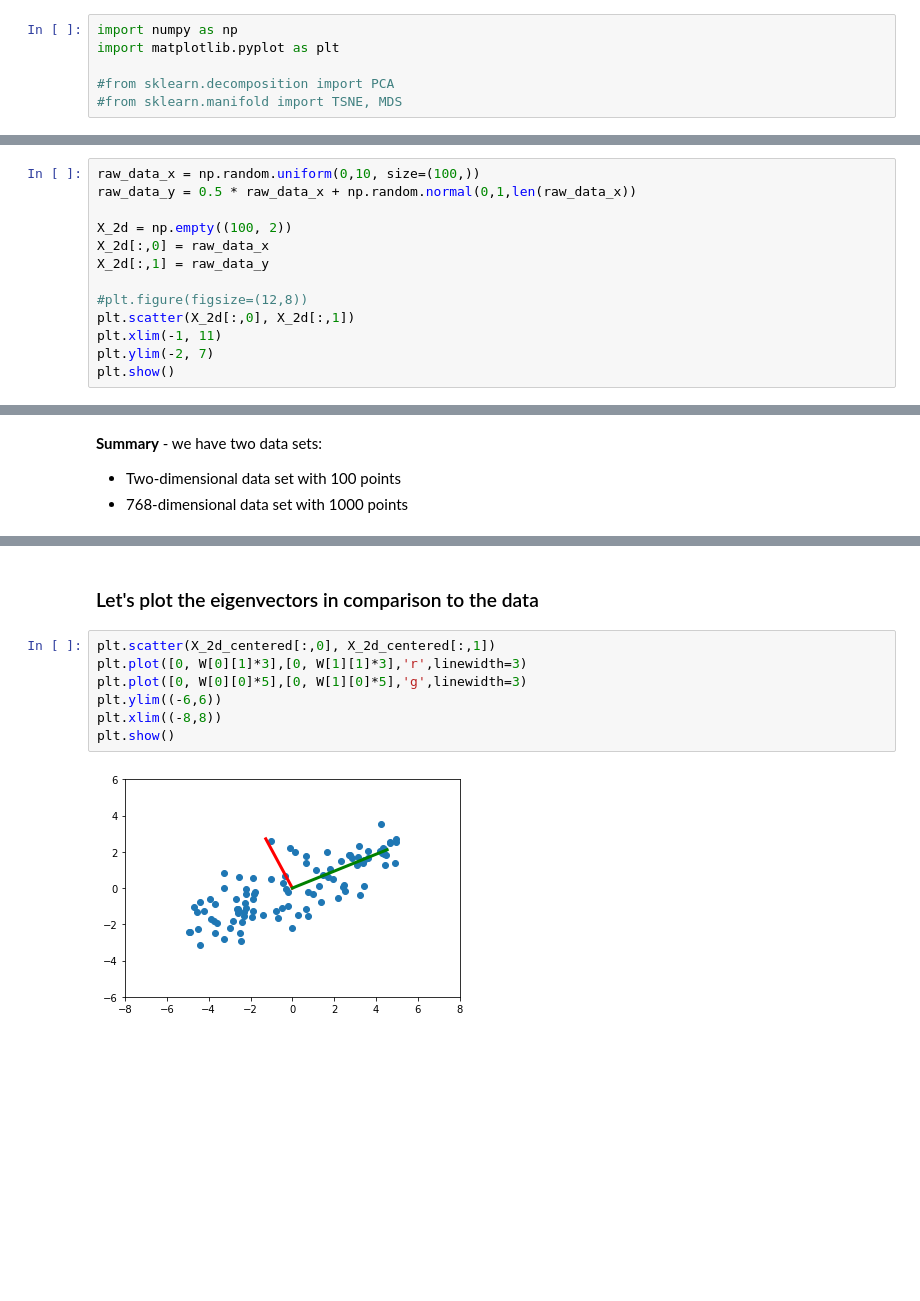
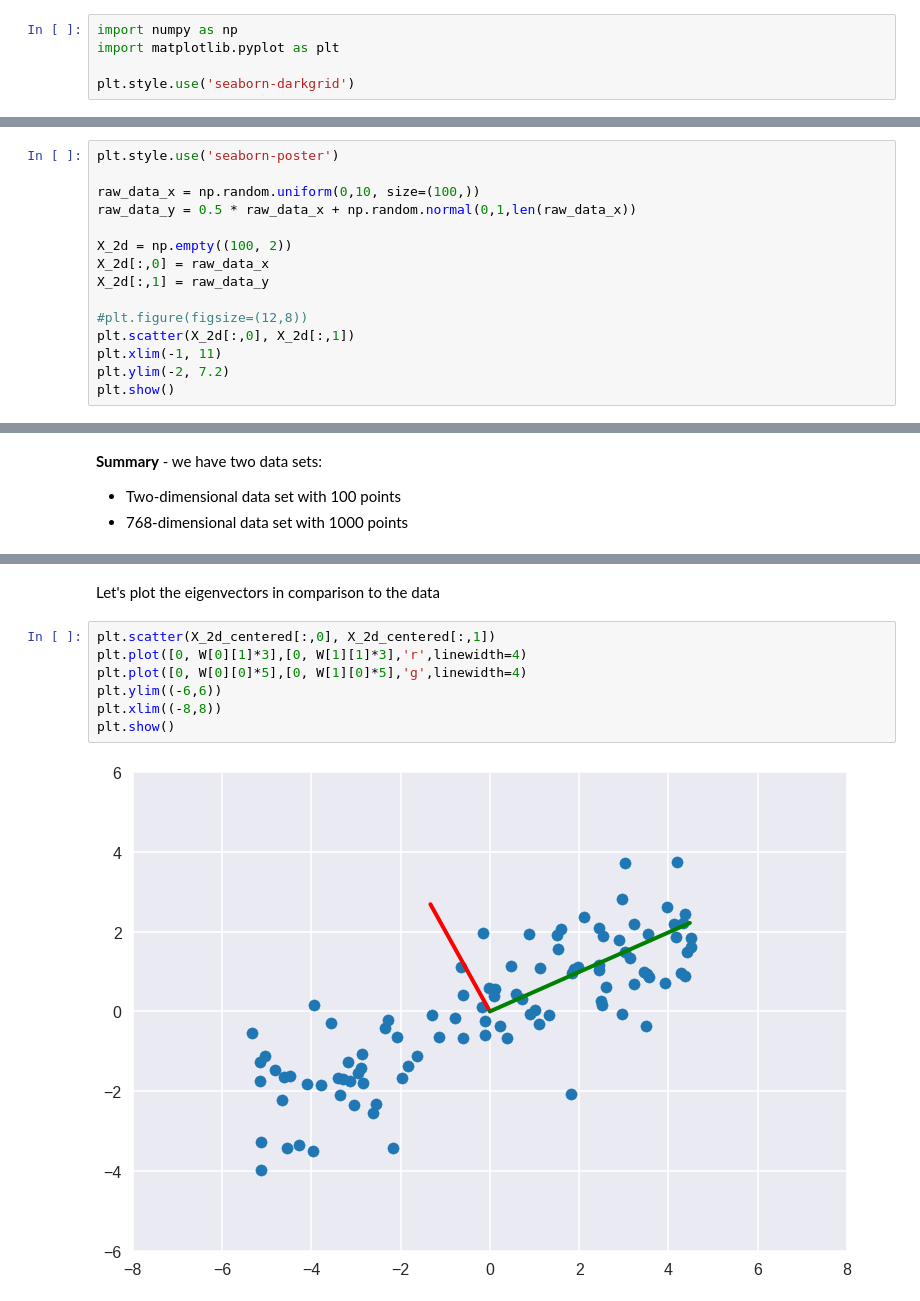
Before and after one commit to klyshko/ml_python, a Jupyter notebook: Lecture9.ipynb, the cells around one changed output, grey strips where cells are left out. Drawn from its saved outputs; the diff is of its cells as text; blank space fills up the shorter version.

```diff
--- a/Lecture9.ipynb
+++ b/Lecture9.ipynb
@@ -56,6 +55,5 @@ Setup:
 import numpy as np
 import matplotlib.pyplot as plt
 
-#from sklearn.decomposition import PCA
-#from sklearn.manifold import TSNE, MDS
+plt.style.use('seaborn-darkgrid')
 # %% [markdown]
@@ -63,4 +61,6 @@ import matplotlib.pyplot as plt
 # %%
+plt.style.use('seaborn-poster')
+
 raw_data_x = np.random.uniform(0,10, size=(100,))
 raw_data_y = 0.5 * raw_data_x + np.random.normal(0,1,len(raw_data_x))
 
@@ -71,6 +71,6 @@ X_2d[:,1] = raw_data_y
 #plt.figure(figsize=(12,8))
 plt.scatter(X_2d[:,0], X_2d[:,1])
 plt.xlim(-1, 11)
-plt.ylim(-2, 7)
+plt.ylim(-2, 7.2)
 plt.show()
 # %% [output]
@@ -193,12 +198,12 @@ Check that eigenvectors are orthogonal (<w1,w2>=0):
 # %% [markdown]
-### Let's plot the eigenvectors in comparison to the data
+Let's plot the eigenvectors in comparison to the data
 # %%
 plt.scatter(X_2d_centered[:,0], X_2d_centered[:,1])
-plt.plot([0, W[0][1]*3],[0, W[1][1]*3],'r',linewidth=3)
-plt.plot([0, W[0][0]*5],[0, W[1][0]*5],'g',linewidth=3)
+plt.plot([0, W[0][1]*3],[0, W[1][1]*3],'r',linewidth=4)
+plt.plot([0, W[0][0]*5],[0, W[1][0]*5],'g',linewidth=4)
 plt.ylim((-6,6))
 plt.xlim((-8,8))
 plt.show()
 # %% [output]
-[figure, old version]
+[figure, new version]
 # %% [markdown]
```
Also changed, not shown: parts of 50 cells of this notebook, 1 other file.
